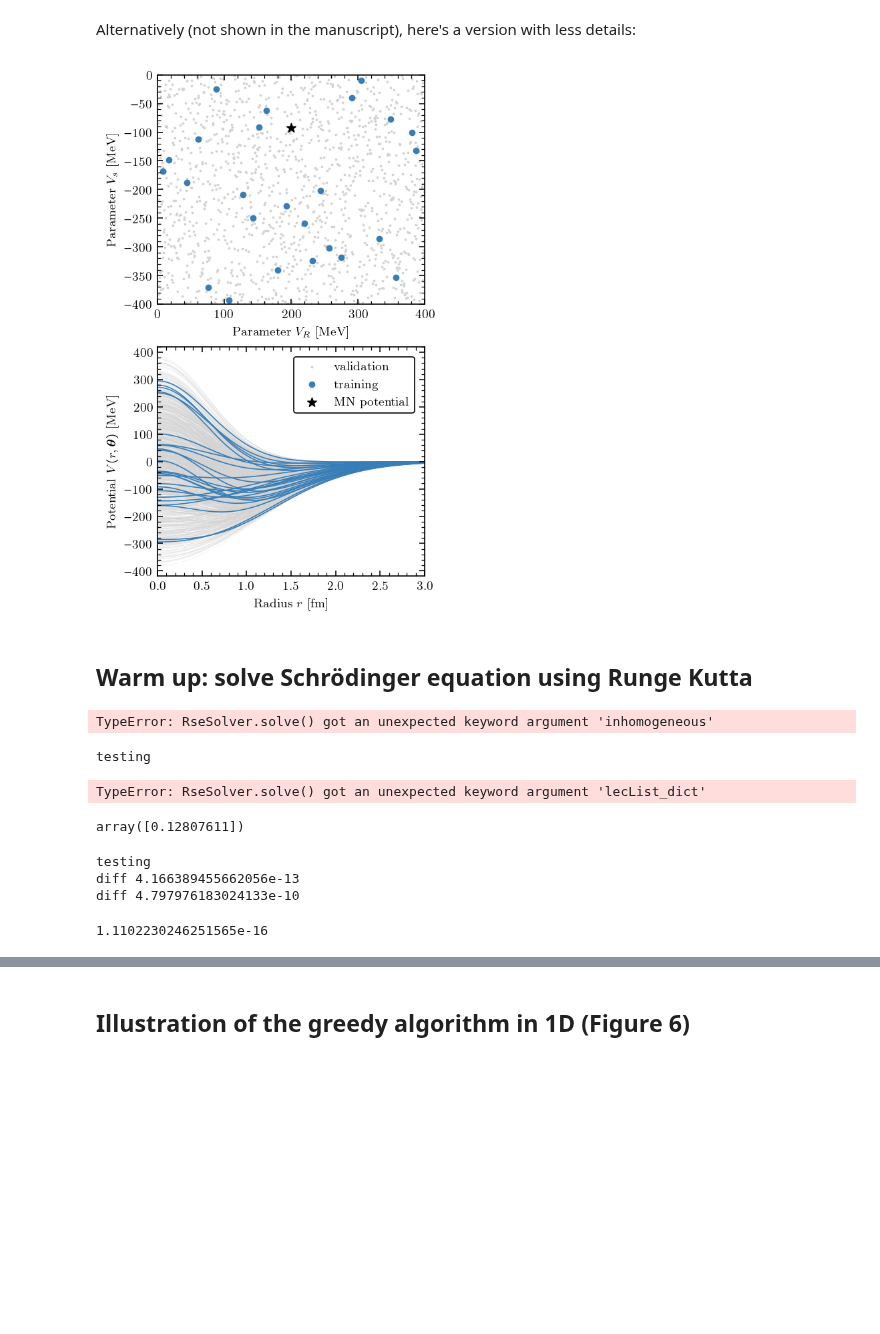
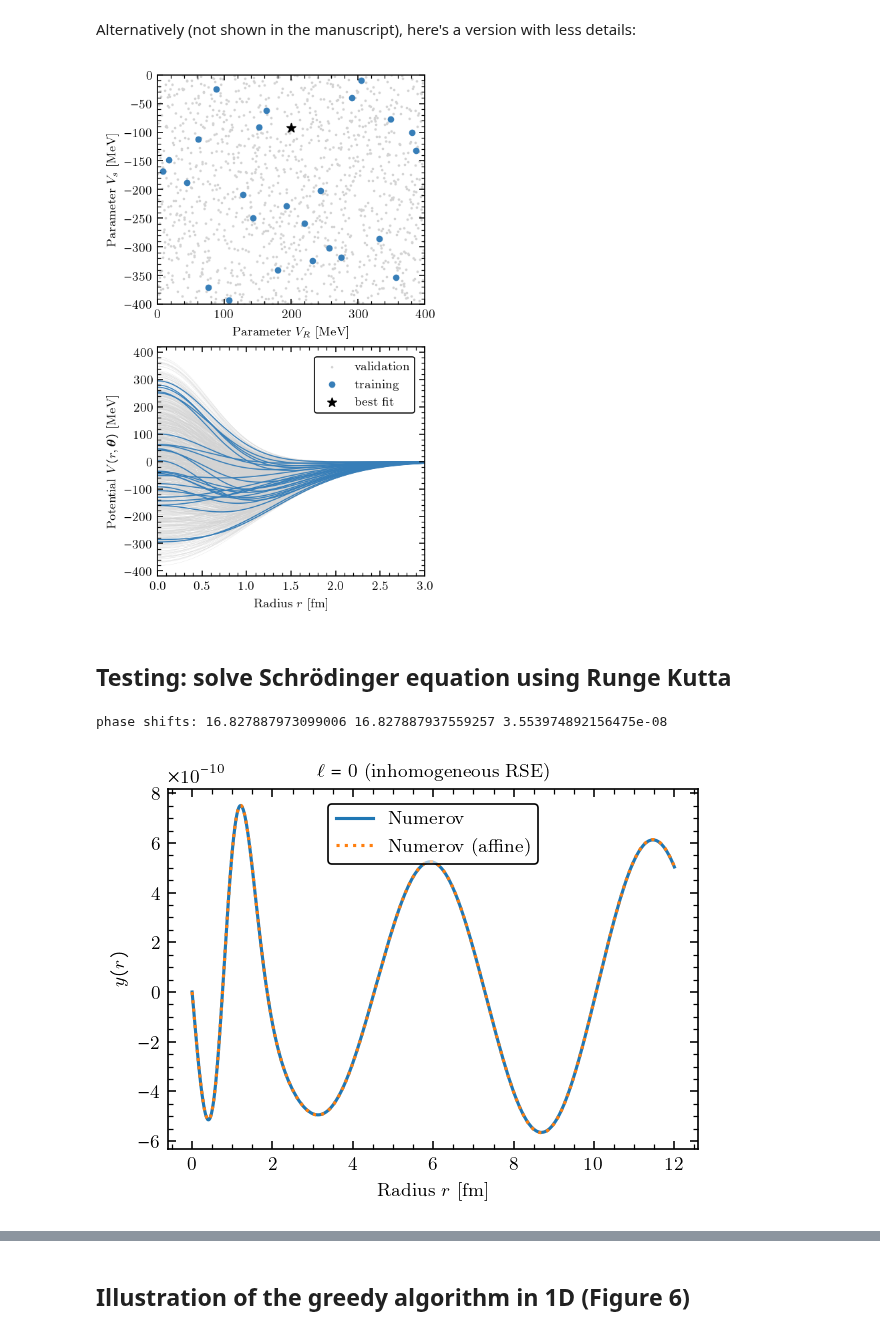
Before and after one commit to buqeye/cs_greedy_emulator, a Jupyter notebook: minnesota.ipynb, the cells around one changed output, grey strips where cells are left out. Cells and saved outputs as stored; diff of their text form; code cells hidden in the pictures; blank space fills up the shorter version.

```diff
--- a/minnesota.ipynb
+++ b/minnesota.ipynb
@@ -100,8 +111,8 @@ from constants import hbarc, cm
 fig, axs = plt.subplots(2, 1, figsize=(8.6*cm,14*cm), constrained_layout=True)
 np.random.seed(123)
 
-for index, n in enumerate((1250, 25)):
-    param_samples_all = potential.getLecsSample({"V0": (0, 400), "V1": (-400, 0)}, n=n)
+for index, lbl in enumerate(("validation", "training")):
+    param_samples_all = param_samples[lbl]
     param_samples_plot = np.array([[sample[lec_lbl] for lec_lbl in ("V0", "V1")] for sample in param_samples_all])
     color = ("lightgray", colors[1])[index]
     size = [1, 15][index]
@@ -114,7 +125,7 @@ for index, n in enumerate((1250, 25)):
         axs[1].plot(grid_plot, vr, color=color, lw=size/10)
 
 axs[0].scatter(potential.lecBaseValues["V0"],
-               potential.lecBaseValues["V1"], color="k", s=45, marker="*", label="MN potential")
+               potential.lecBaseValues["V1"], color="k", s=45, marker="*", label="best fit")
 axs[0].set_xlabel("Parameter $V_R$ [MeV]")
 axs[0].set_ylabel("Parameter $V_s$ [MeV]")
 axs[0].set_xlim(0,400)
@@ -125,7 +136,7 @@ axs[1].set_ylabel(r"Potential $V(r, \boldsymbol{\theta})$ [MeV]")
 axs[1].legend(*axs[0].get_legend_handles_labels())
 fig.savefig(f"{output_dir}/minnesota_parameter_space.png", dpi=200)
 # %% [output]
-[figure, old version]
+[figure, new version]
 # %% [markdown]
-## Warm up: solve Schrödinger equation using Runge Kutta
+## Testing: solve Schrödinger equation using Runge Kutta
 # %%
@@ -150,65 +155,27 @@ assert rmin < 1, "rmin > 1"
 grid = Grid(rmin, rmatch, numIntervals=1, numPointsPerInterval=1000,
             type="linear", test=False)
 # %%
-inhomogeneous=False
-scattSols_numerov = RseSolver.solve(scattExp, grid, testingLecList,
-                            method="Numerov", inhomogeneous=inhomogeneous,
-                            asympParam="K", matching=True)
-scattSols_rk45 = RseSolver.solve(scattExp, grid, testingLecList,
-                            method="RK45", inhomogeneous=inhomogeneous,
-                            asympParam="K", matching=True)
+from RseSolver import RseSolver
+solver = RseSolver(scattExp, grid, inhomogeneous=True)
+kwargs = dict(lecList=testingLecList, asympParam="K", matching=True)
+scattSols_numerov_affine = solver.solve(method="Numerov_affine", **kwargs)
+scattSols_numerov = solver.solve(method="Numerov", **kwargs)
+scattSols_rk45 = solver.solve(method="RK45", **kwargs)
 
-# plt.plot(grid.points, np.real(scattSols_rk45[0].u), label="RK45")
-# plt.plot(grid.points, np.real(scattSols_numerov[0].u), label="Numerov")
 pr = grid.points * scattExp.p
 plt.figure(figsize=(4,3))
-# plt.plot(grid.points, spherical_jn(l, pr) * pr, ls=":", label="exact")
-plt.plot(grid.points, np.real(scattSols_numerov[0].u-scattSols_rk45[0].u), label="diff")
-# plt.plot(grid.points,
-#          np.real(scattSols_numerov[0].u-0*spherical_jn(l, pr) * pr),
-#          label="diff exact Numerov")
-# plt.plot(grid.points,
-#          np.real(scattSols_rk45[0].u-0*spherical_jn(l, pr) * pr),
-#          label="diff exact RK")
-plt.xlabel("$r$")
+plt.plot(grid.points, np.real(scattSols_numerov[0].u-scattSols_rk45[0].u), label="Numerov")
+plt.plot(grid.points, np.real(scattSols_numerov_affine[0].u-scattSols_rk45[0].u),
+         ls=":", label="Numerov (affine)")
+plt.xlabel("Radius $r$ [fm]")
 plt.ylabel("$y(r)$")
 # plt.xlim(-0.1,0.1)
-plt.title(f"$\ell = {l}$")
+plt.title(f"$\\ell = {l}$ ({"inhomogeneous" if solver.inhomogeneous else "homogeneous"} RSE)")
 plt.legend()
 
 a = scattSols_numerov[0].Lmatrix.phaseShift
 b = scattSols_rk45[0].Lmatrix.phaseShift
-print("phaseshifts", a,b, np.abs(a-b))
+print("phase shifts:", a, b, np.abs(a-b))
 # %% [output]
-TypeError: RseSolver.solve() got an unexpected keyword argument 'inhomogeneous'
+phase shifts: 16.827887973099006 16.827887937559257 3.553974892156475e-08
+[figure, added]
-# %%
-inhomogeneous=True
-args = dict(asympParam="K", matching=True)
-solver = RseSolver(scattExp=scattExp, grid=grid, inhomogeneous=inhomogeneous)
-num1  = solver.solve(lecList_=testingLecList, method="Numerov_affine", **args)
-num2  = solver.solve(lecList_dict=testingLecList, method="Numerov", **args)
-numk  = solver.solve(lecList_dict=testingLecList, method="RK45", **args)
-print("diff", np.max(np.abs(num1[0].u-num2[0].u)))
-print("diff", np.max(np.abs(numk[0].u-num2[0].u)))
-# %% [output]
-testing
-TypeError: RseSolver.solve() got an unexpected keyword argument 'lecList_dict'
-# %%
-solver.solve(lecList_dict=testingLecList, method="Numerov_affine", reduced_output=True, **args)[1]
-# %% [output]
-array([0.12807611])
-# %%
-inhomogeneous=False
-args = dict(asympParam="K", matching=True)
-solver = RseSolver(scattExp=scattExp, grid=grid, inhomogeneous=inhomogeneous)
-num1  = solver.solve(lecList_dict=testingLecList, method="Numerov_affine", **args)
-num2  = solver.solve(lecList_dict=testingLecList, method="Numerov", **args)
-numk  = solver.solve(lecList_dict=testingLecList, method="RK45", **args)
-print("diff", np.max(np.abs(num1[0].u-num2[0].u)))
-print("diff", np.max(np.abs(numk[0].u-num2[0].u)))
-np.max(np.abs(num1[0].uprime - (num1[0].chiprime + num1[0].free_solutions_F_G(derivative=True)[:,0]) / scattExp.p))
-# %% [output]
-testing
-diff 4.166389455662056e-13
-diff 4.797976183024133e-10
-1.1102230246251565e-16
```
Also changed, not shown: parts of 20 cells of this notebook.
